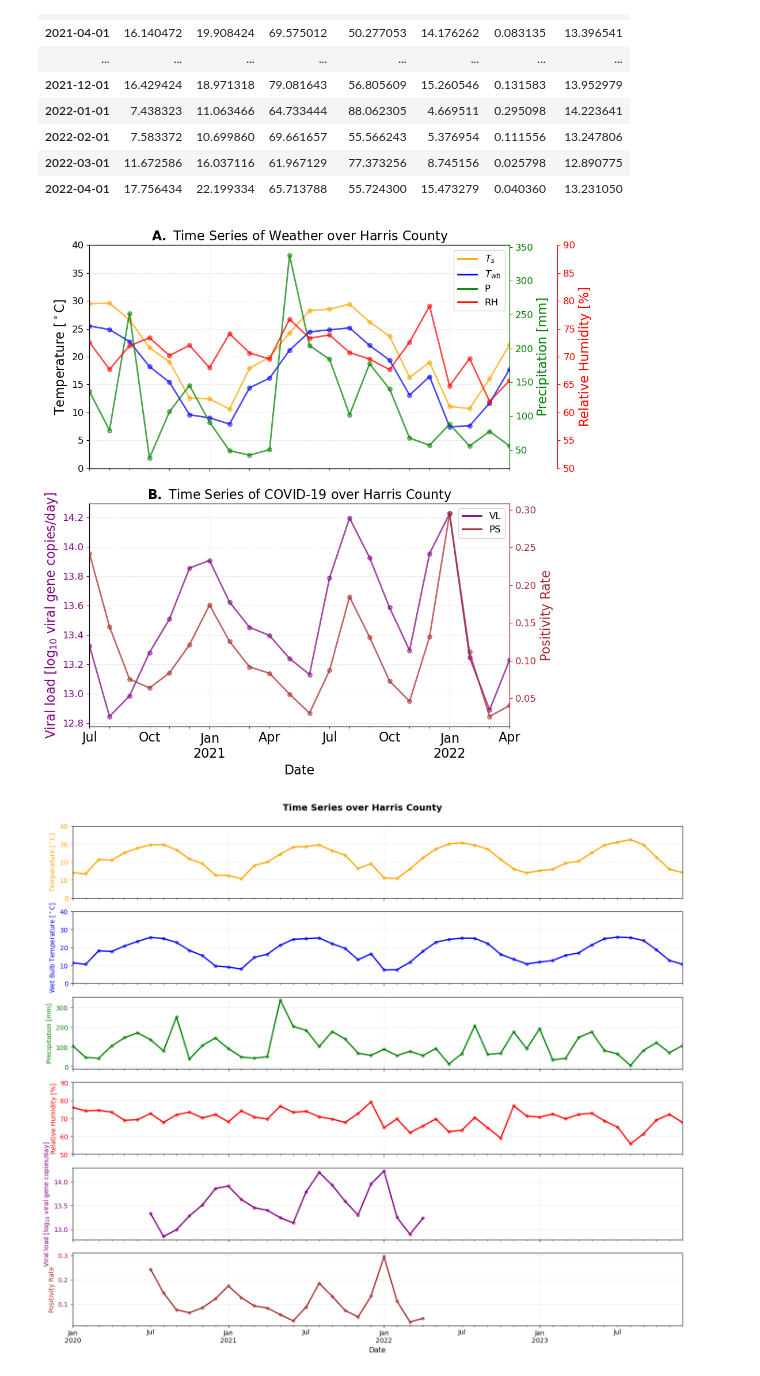
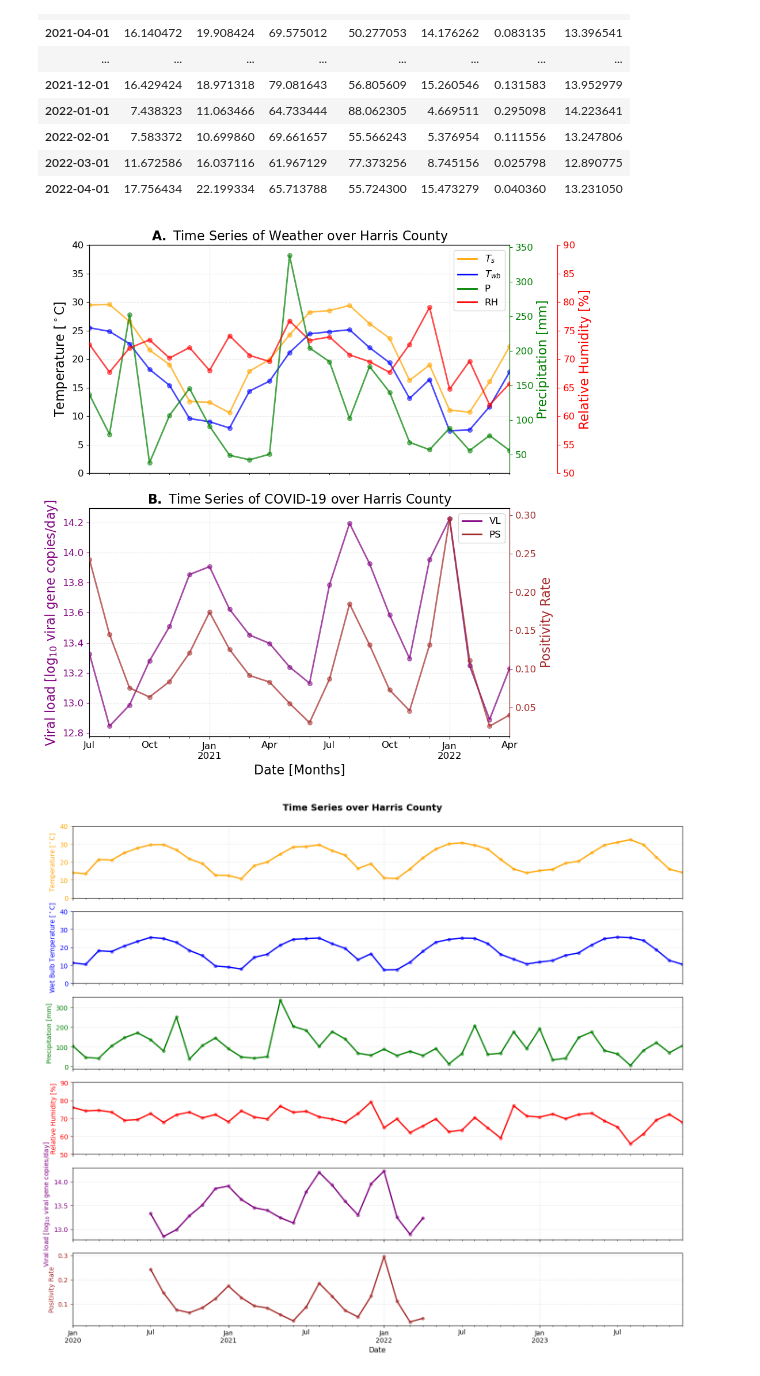
Before and after one commit to sd9616/wastewater, a Jupyter notebook: Monthly_PRISM_netcdf_calc_twbs.ipynb, the cells around one changed output. Saved outputs shown, nothing was run; the diff lists cells and outputs as text; code cells hidden in the pictures.

Commit message:
edits to figures

```diff
--- a/Monthly_PRISM_netcdf_calc_twbs.ipynb
+++ b/Monthly_PRISM_netcdf_calc_twbs.ipynb
@@ -2222,7 +2222,7 @@ plt.rcParams.update({
     'font.size': size,               # Default font size
     'axes.titlesize': size,          # Title font size
     'axes.labelsize': size,          # X and Y labels font size
-    'xtick.labelsize': size,         # X-axis tick labels font size
+    'xtick.labelsize': 12,         # X-axis tick labels font size
     'ytick.labelsize': 12,         # Y-axis tick labels font size
     'legend.fontsize': 12,         # Legend font size
     'figure.titlesize': size         # Figure title font size
@@ -2303,35 +2303,35 @@ ax_covid2 = ax_covid.twinx()  # Spline_PR
 # Plot Spline_WW (purple) on main axis - LEFT
 df_monthly_covid_weather['Spline_WW'].plot(ax=ax_covid, color='purple', alpha=0.7, linewidth=2)
 ax_covid.scatter(df_monthly_covid_weather.index, df_monthly_covid_weather['Spline_WW'],
                  color='purple', alpha=0.5, s=30, zorder=5)
 ax_covid.set_ylabel(TITLE_AND_UNIT_LABELS['Spline_WW'], color='purple')
 ax_covid.tick_params(axis='y', colors='purple')
 ax_covid.spines['left'].set_color('purple')
 
 # Plot Spline_PR (brown) on ax_covid2 - RIGHT
 df_monthly_covid_weather['Spline_PR'].plot(ax=ax_covid2, color='brown', alpha=0.7, linewidth=2)
 ax_covid2.scatter(df_monthly_covid_weather.index, df_monthly_covid_weather['Spline_PR'],
                   color='brown', alpha=0.5, s=30, zorder=5)
 ax_covid2.set_ylabel(TITLE_AND_UNIT_LABELS['Spline_PR'], color='brown')
 ax_covid2.tick_params(axis='y', colors='brown')
 ax_covid2.spines['right'].set_color('brown')
 
 # COVID legend with fig_labels
 covid_legend = [
     Line2D([0], [0], color='purple', linewidth=2, label=fig_labels['Spline_WW']),
     Line2D([0], [0], color='brown', linewidth=2, label=fig_labels['Spline_PR'])
 ]
 ax_covid.legend(handles=covid_legend, loc='upper right', fancybox=True, framealpha=0.8, ncol=1)
 
-ax_covid.set_xlabel('Date')
+ax_covid.set_xlabel('Date [Months]')
 ax_covid.grid(alpha=0.3, linestyle='--')
 ax_covid.set_title(r'$\mathbf{B.}$ Time Series of COVID-19 over Harris County')
 
 plt.tight_layout()
 plt.savefig('plots/monthly_weather_covid_timeseries.pdf', dpi=500, bbox_inches='tight')
 plt.show()
 # %% [output]
-[figure, old version]
+[figure, new version]
 # %%
 import matplotlib.pyplot as plt
 
```
